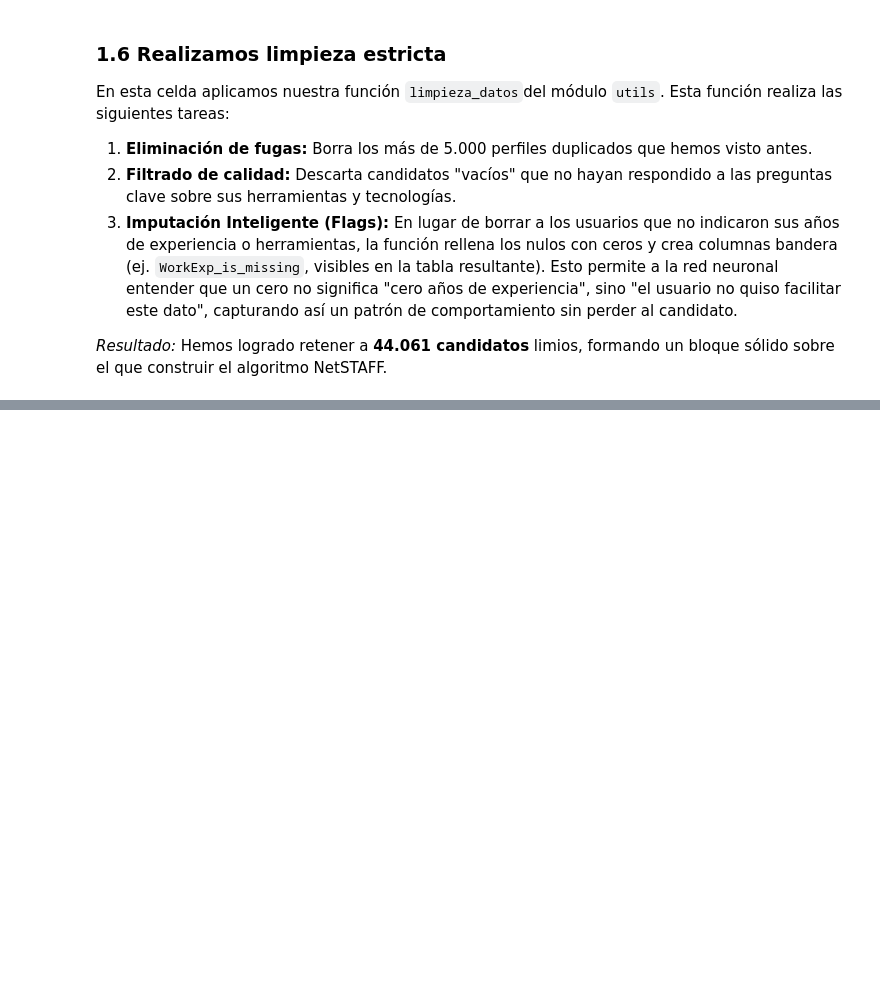
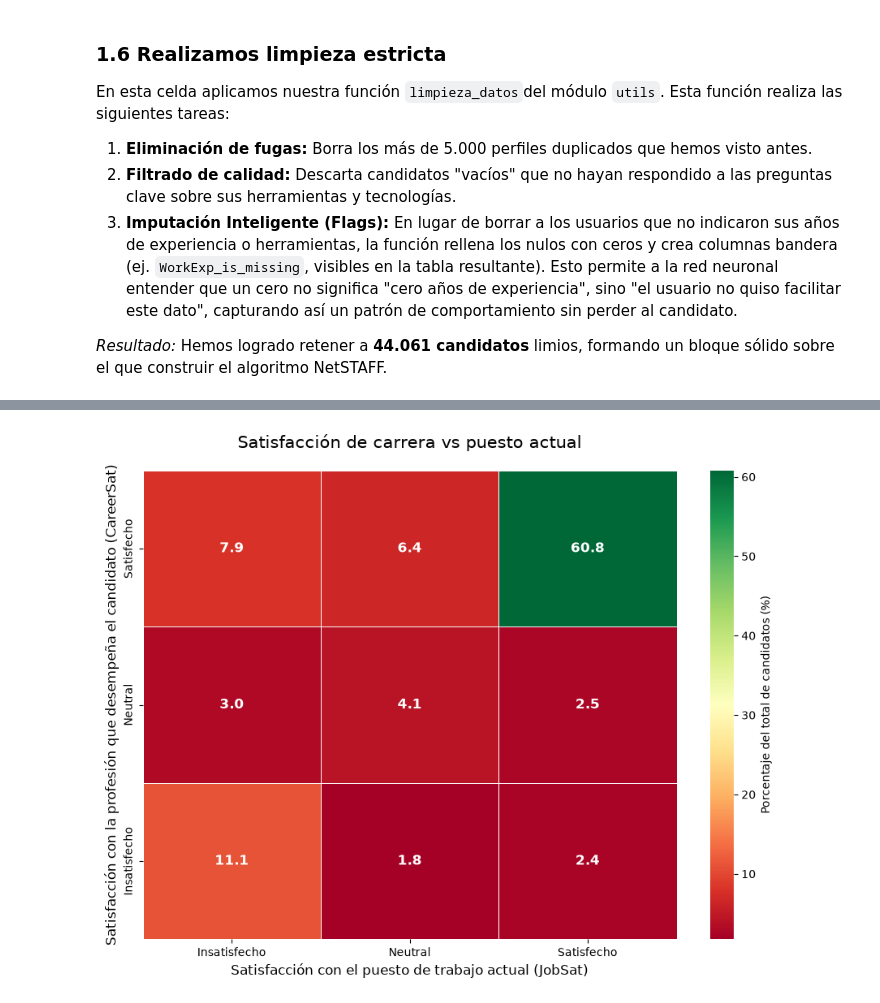
Before and after one commit to Miguel-Angel-SM-Camacho/tfm-miguel-angel, a Jupyter notebook: notebooks/SOFT SKILLS/01_EDA_Limpieza_SOFT_SKILLS.ipynb, the cells around one changed output, grey strips where cells are left out. Drawn from its saved outputs; the diff is of its cells as text; code cells hidden in the pictures; blank space fills up the shorter version.

Commit message:
Actualiza archivos modificados y sube cambios

```diff
--- a/notebooks/SOFT SKILLS/01_EDA_Limpieza_SOFT_SKILLS.ipynb
+++ b/notebooks/SOFT SKILLS/01_EDA_Limpieza_SOFT_SKILLS.ipynb
@@ -179,0 +315,34 @@ display(df_clean.head(3))
+# %%
+listado_satifaccion = list(config.SATISFACCION_MAPPING.keys())
+
+df_sat = df_clean.copy()
+df_sat['JobSat_Group'] = df_sat['JobSat'].map(config.SATISFACCION_MAPPING)
+df_sat['CareerSat_Group'] = df_sat['CareerSat'].map(config.SATISFACCION_MAPPING)
+
+# Filtrar a los que sí respondieron a ambas (quitamos desempleados o nulos)
+df_satisfaccion_nonull = df_sat.dropna(subset=['JobSat_Group', 'CareerSat_Group'])
+sat_matrix = pd.crosstab(df_satisfaccion_nonull['CareerSat_Group'], df_satisfaccion_nonull['JobSat_Group'], normalize='all') * 100
+
+orden = ['Insatisfecho', 'Neutral', 'Satisfecho']
+sat_matrix = sat_matrix.reindex(index=orden, columns=orden)
+
+plt.figure(figsize=(9, 7))
+sns.heatmap(
+    sat_matrix,
+    annot=True,
+    fmt=".1f",
+    cmap="RdYlGn",
+    linewidths=.5,
+    cbar_kws={'label': 'Porcentaje del total de candidatos (%)'},
+    annot_kws={"size": 12, "weight": "bold"}
+)
+
+plt.title('Satisfacción de carrera vs puesto actual', fontsize=15, pad=20)
+plt.xlabel('Satisfacción con el puesto de trabajo actual (JobSat)', fontsize=12)
+plt.ylabel('Satisfacción con la profesión que desempeña el candidato (CareerSat)', fontsize=12)
+plt.gca().invert_yaxis()
+
+plt.tight_layout()
+plt.show()
+# %% [output]
+[figure, added]
```
Also changed, not shown: parts of 40 cells of this notebook, 2 other files.
